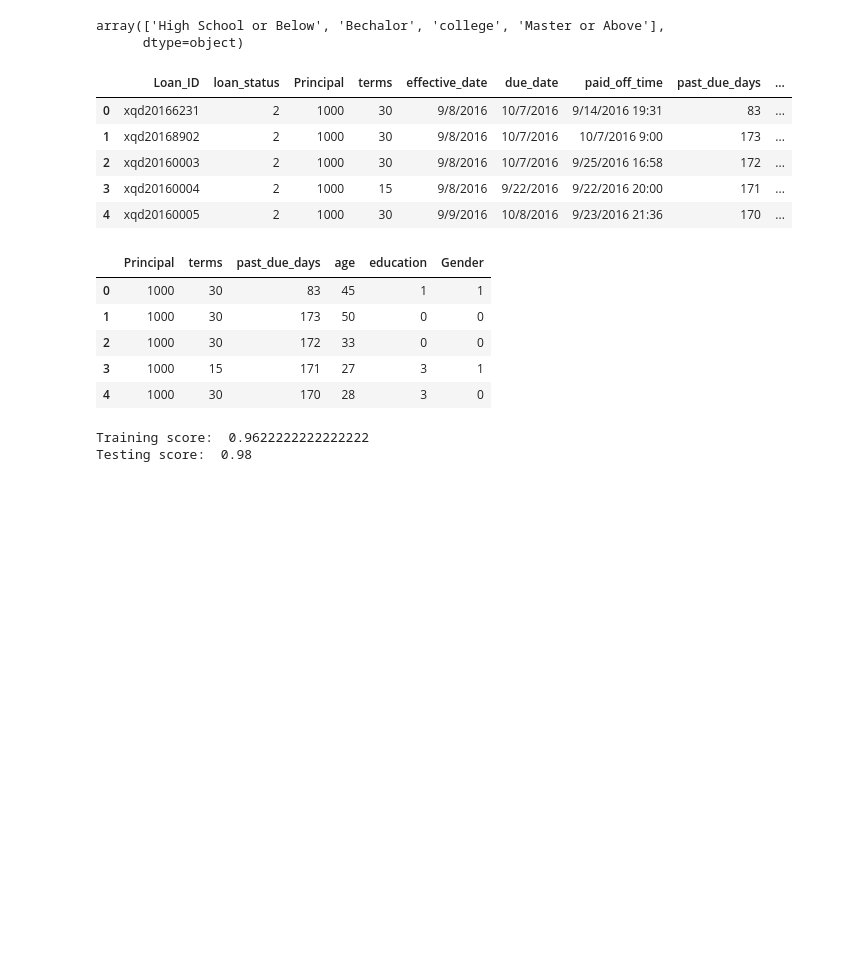
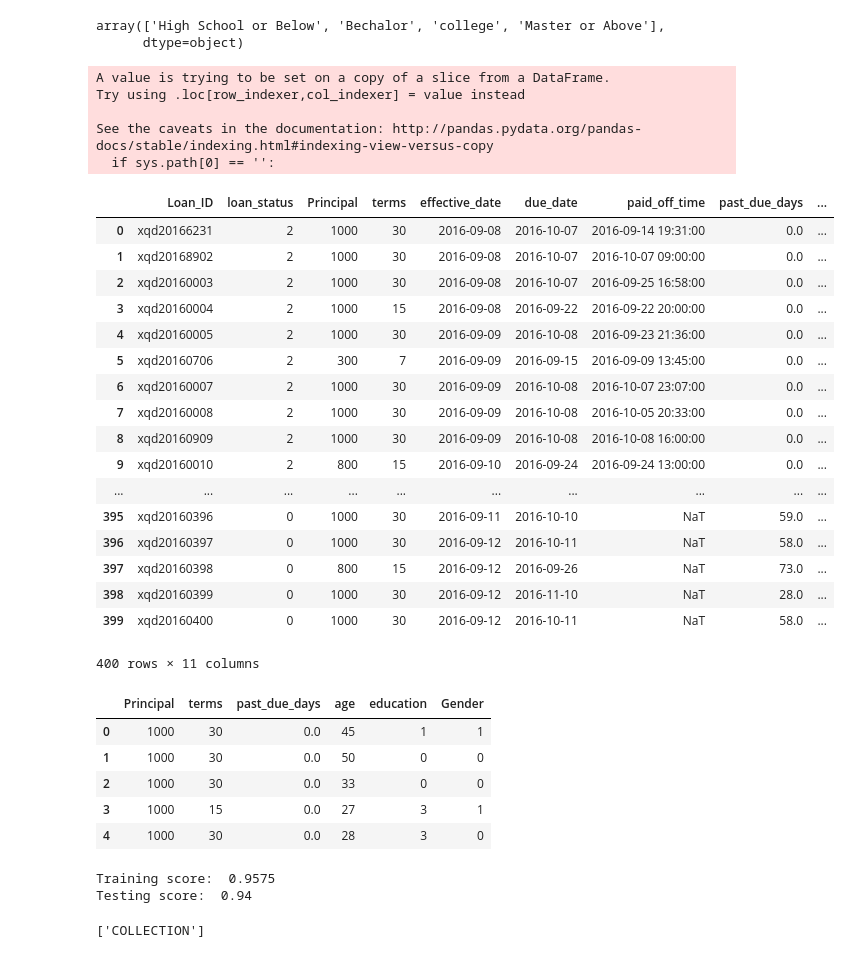
Before and after one commit to prithvihv/PaidLoanML, a Jupyter notebook: Bank_loan.ipynb, the cells around one changed output. Drawn from its saved outputs; the diff is of its cells as text; code cells hidden in the pictures; blank space fills up the shorter version.

Commit message:
fixed past_due_days column

```diff
--- a/Bank_loan.ipynb
+++ b/Bank_loan.ipynb
@@ -29,22 +30,47 @@ array(['High School or Below', 'Bechalor', 'college', 'Master or Above'],
       dtype=object)
 # %%
 data_original=data.copy()
-# %%
-from sklearn import preprocessing
-le=preprocessing.LabelEncoder()
-data['loan_status']=le.fit_transform(data['loan_status'])
-data['Gender']=le.fit_transform(data['Gender'])
-data['education']=le.fit_transform(data['education'])
-data['past_due_days']=le.fit_transform(data['past_due_days'])
+# %%
+from sklearn import preprocessing
+le=preprocessing.LabelEncoder()
+data['loan_status']=le.fit_transform(data['loan_status'])
+data['Gender']=le.fit_transform(data['Gender'])
+data['education']=le.fit_transform(data['education'])
+data['past_due_days']=data['past_due_days'].fillna(0)
+data['due_date'] = pd.to_datetime((data['due_date']),format="%m/%d/%Y")
+data['effective_date'] = pd.to_datetime((data['effective_date']),format="%m/%d/%Y")
+data['paid_off_time'] = pd.to_datetime((data['paid_off_time']),format="%m/%d/%Y %H:%M")
+#if statement here
+#data['past_due_days'] = (data['paid_off_time'].sub(data['due_date'], axis=0)).dt.days
+data[data['loan_status'] == 2]['past_due_days'] = (data[data['loan_status'] == 2]['paid_off_time'].sub(data[data['loan_status'] == 2]['due_date'], axis=0)).dt.days
+#print(data['loan_status'])
+# %% [output]
+A value is trying to be set on a copy of a slice from a DataFrame.
+Try using .loc[row_indexer,col_indexer] = value instead
+
+See the caveats in the documentation: http://pandas.pydata.org/pandas-docs/stable/indexing.html#indexing-view-versus-copy
+  if sys.path[0] == '':
 # %%
-data.head(5)
+data.head(400)
 # %% [output]
 |  | Loan_ID | loan_status | Principal | terms | effective_date | due_date | paid_off_time | past_due_days | ... |
-| 0 | xqd20166231 | 2 | 1000 | 30 | 9/8/2016 | 10/7/2016 | 9/14/2016 19:31 | 83 | ... |
-| 1 | xqd20168902 | 2 | 1000 | 30 | 9/8/2016 | 10/7/2016 | 10/7/2016 9:00 | 173 | ... |
-| 2 | xqd20160003 | 2 | 1000 | 30 | 9/8/2016 | 10/7/2016 | 9/25/2016 16:58 | 172 | ... |
-| 3 | xqd20160004 | 2 | 1000 | 15 | 9/8/2016 | 9/22/2016 | 9/22/2016 20:00 | 171 | ... |
-| 4 | xqd20160005 | 2 | 1000 | 30 | 9/9/2016 | 10/8/2016 | 9/23/2016 21:36 | 170 | ... |
+| 0 | xqd20166231 | 2 | 1000 | 30 | 2016-09-08 | 2016-10-07 | 2016-09-14 19:31:00 | 0.0 | ... |
+| 1 | xqd20168902 | 2 | 1000 | 30 | 2016-09-08 | 2016-10-07 | 2016-10-07 09:00:00 | 0.0 | ... |
+| 2 | xqd20160003 | 2 | 1000 | 30 | 2016-09-08 | 2016-10-07 | 2016-09-25 16:58:00 | 0.0 | ... |
+| 3 | xqd20160004 | 2 | 1000 | 15 | 2016-09-08 | 2016-09-22 | 2016-09-22 20:00:00 | 0.0 | ... |
+| 4 | xqd20160005 | 2 | 1000 | 30 | 2016-09-09 | 2016-10-08 | 2016-09-23 21:36:00 | 0.0 | ... |
+| 5 | xqd20160706 | 2 | 300 | 7 | 2016-09-09 | 2016-09-15 | 2016-09-09 13:45:00 | 0.0 | ... |
+| 6 | xqd20160007 | 2 | 1000 | 30 | 2016-09-09 | 2016-10-08 | 2016-10-07 23:07:00 | 0.0 | ... |
+| 7 | xqd20160008 | 2 | 1000 | 30 | 2016-09-09 | 2016-10-08 | 2016-10-05 20:33:00 | 0.0 | ... |
+| 8 | xqd20160909 | 2 | 1000 | 30 | 2016-09-09 | 2016-10-08 | 2016-10-08 16:00:00 | 0.0 | ... |
+| 9 | xqd20160010 | 2 | 800 | 15 | 2016-09-10 | 2016-09-24 | 2016-09-24 13:00:00 | 0.0 | ... |
+| ... | ... | ... | ... | ... | ... | ... | ... | ... | ... |
+| 395 | xqd20160396 | 0 | 1000 | 30 | 2016-09-11 | 2016-10-10 | NaT | 59.0 | ... |
+| 396 | xqd20160397 | 0 | 1000 | 30 | 2016-09-12 | 2016-10-11 | NaT | 58.0 | ... |
+| 397 | xqd20160398 | 0 | 800 | 15 | 2016-09-12 | 2016-09-26 | NaT | 73.0 | ... |
+| 398 | xqd20160399 | 0 | 1000 | 30 | 2016-09-12 | 2016-11-10 | NaT | 28.0 | ... |
+| 399 | xqd20160400 | 0 | 1000 | 30 | 2016-09-12 | 2016-10-11 | NaT | 58.0 | ... |
+400 rows × 11 columns
 # %%
 data2=data
 data2.drop('Loan_ID', axis=1, inplace=True)
@@ -57,11 +83,11 @@ data2.drop('paid_off_time', axis=1, inplace=True)
 data2.head(5)
 # %% [output]
 |  | Principal | terms | past_due_days | age | education | Gender |
-| 0 | 1000 | 30 | 83 | 45 | 1 | 1 |
-| 1 | 1000 | 30 | 173 | 50 | 0 | 0 |
-| 2 | 1000 | 30 | 172 | 33 | 0 | 0 |
-| 3 | 1000 | 15 | 171 | 27 | 3 | 1 |
-| 4 | 1000 | 30 | 170 | 28 | 3 | 0 |
+| 0 | 1000 | 30 | 0.0 | 45 | 1 | 1 |
+| 1 | 1000 | 30 | 0.0 | 50 | 0 | 0 |
+| 2 | 1000 | 30 | 0.0 | 33 | 0 | 0 |
+| 3 | 1000 | 15 | 0.0 | 27 | 3 | 1 |
+| 4 | 1000 | 30 | 0.0 | 28 | 3 | 0 |
 # %%
 from sklearn.model_selection import train_test_split
 data_train, data_test, label_train, label_test = train_test_split(data2, label, test_size = 0.2, random_state = 42)
@@ -74,8 +100,8 @@ print("Training score: ",logis_score_train)
 logis_score_test = logis.score(data_test, label_test)
 print("Testing score: ",logis_score_test)
 # %% [output]
-Training score:  0.9622222222222222
-Testing score:  0.98
+Training score:  0.9575
+Testing score:  0.94
 # %%
 def predict(principal,term,past_due_days,age,education,gender,data_original):
     new_data = {}
@@ -84,11 +110,13 @@ def predict(principal,term,past_due_days,age,education,gender,data_original):
     new_data['Gender'] = le_gender.transform([gender])
     le_education = le.fit(data_original['education'].unique())
     new_data['education'] = le_education.transform([education])
-    le_past_due_days = le.fit(data_original['past_due_days'])
-    new_data['past_due_days'] = le_past_due_days.transform([past_due_days])
+    le_past_due_days = le.fit(data['past_due_days'])
+    #new_data['past_due_days'] = le_past_due_days.transform([past_due_days])
     le_loan_status = le.fit(data_original['loan_status'].unique())
 
-    y = logis.predict([[principal,term,new_data['past_due_days'],age,new_data['education'],new_data['Gender']]])
+    y = logis.predict([[principal,term,past_due_days,age,new_data['education'],new_data['Gender']]])
     return le_loan_status.inverse_transform(y)
 
-print(predict(1000,15,2,30,'college','female',data_original))
+print(predict(1000,30,50,26,'college','female',data_original))
+# %% [output]
+['COLLECTION']
```
Also changed, not shown: parts of 2 cells of this notebook.
